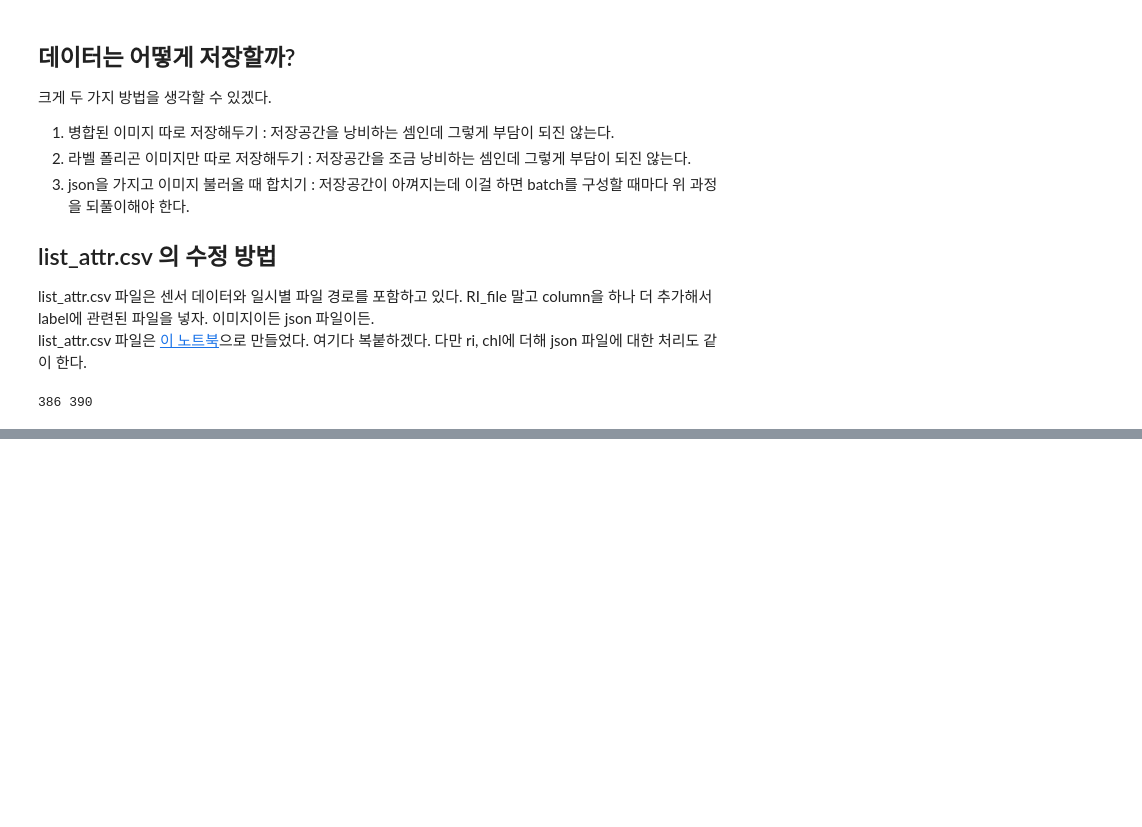
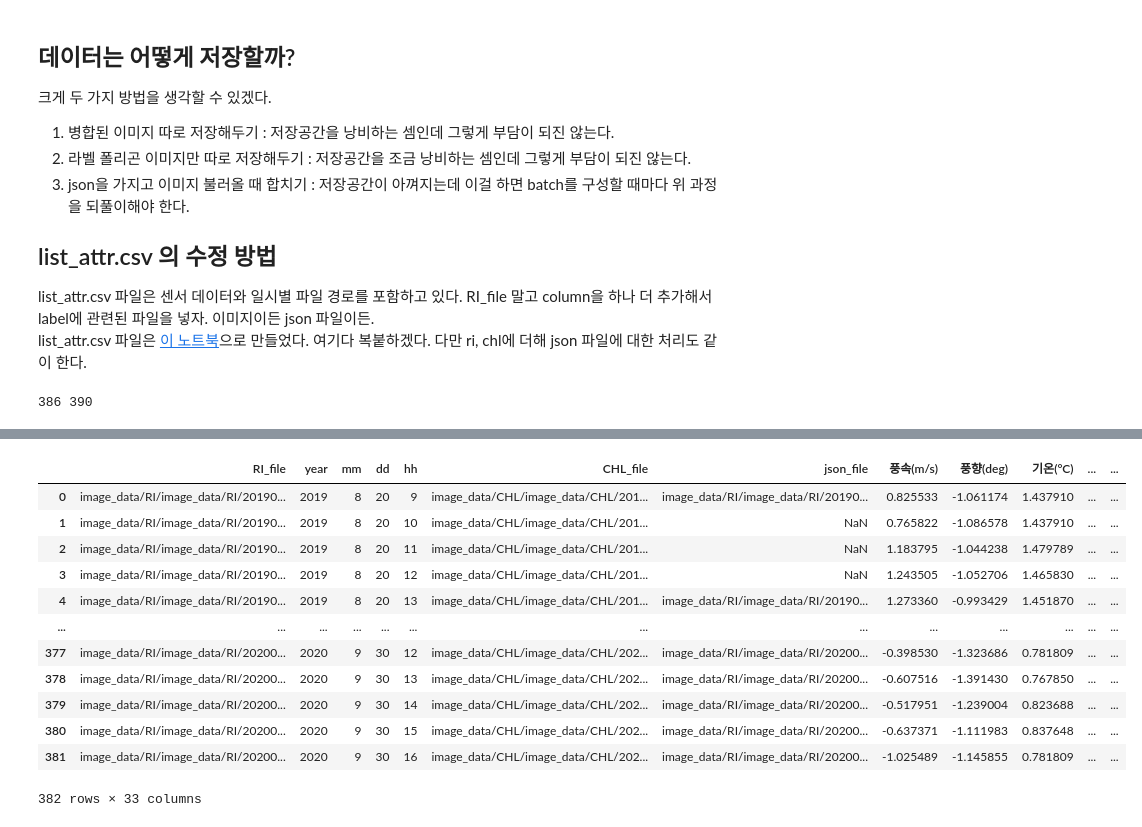
Before and after one commit to chhyyi/rz_cvae, a Jupyter notebook: img_load_test.ipynb, the cells around one changed output, grey strips where cells are left out. Drawn from its saved outputs; the diff is of its cells as text; code cells hidden in the pictures; blank space fills up the shorter version.

```diff
--- a/img_load_test.ipynb
+++ b/img_load_test.ipynb
@@ -359,0 +528,9 @@ sensory
+# %%
+jsons_df=jsons_df.rename(columns={'file':'json_file'})
+sample_ris_df = sample_ris_df.rename(columns={'file':'RI_file'})
+sample_chls_df = sample_chls_df.rename(columns={'file':'CHL_file'})
+# %%
+dt_index=['year', 'mm', 'dd', 'hh']
+
+merged_df=sample_ris_df.merge(sample_chls_df, how='left', on=dt_index)
+merged_df
@@ -359,0 +551,4 @@ sensory
+# %%
+print(merged_df.isna().sum())
+merged_df=merged_df.dropna()
+print(len(merged_df))
@@ -359,0 +564,3 @@ sensory
+# %%
+merged_df = merged_df.merge(jsons_df, how='left', on=dt_index)
+merged_df
@@ -359,0 +581,17 @@ sensory
+# %%
+merged_df=merged_df.merge(sensory, how='left', on=dt_index)
+merged_df
+# %% [output]
+|  | RI_file | year | mm | dd | hh | CHL_file | json_file | 풍속(m/s) | 풍향(deg) | 기온(°C) | ... | ... |
+| 0 | image_data/RI/image_data/RI/20190... | 2019 | 8 | 20 | 9 | image_data/CHL/image_data/CHL/201... | image_data/RI/image_data/RI/20190... | 0.825533 | -1.061174 | 1.437910 | ... | ... |
+| 1 | image_data/RI/image_data/RI/20190... | 2019 | 8 | 20 | 10 | image_data/CHL/image_data/CHL/201... | NaN | 0.765822 | -1.086578 | 1.437910 | ... | ... |
+| 2 | image_data/RI/image_data/RI/20190... | 2019 | 8 | 20 | 11 | image_data/CHL/image_data/CHL/201... | NaN | 1.183795 | -1.044238 | 1.479789 | ... | ... |
+| 3 | image_data/RI/image_data/RI/20190... | 2019 | 8 | 20 | 12 | image_data/CHL/image_data/CHL/201... | NaN | 1.243505 | -1.052706 | 1.465830 | ... | ... |
+| 4 | image_data/RI/image_data/RI/20190... | 2019 | 8 | 20 | 13 | image_data/CHL/image_data/CHL/201... | image_data/RI/image_data/RI/20190... | 1.273360 | -0.993429 | 1.451870 | ... | ... |
+| ... | ... | ... | ... | ... | ... | ... | ... | ... | ... | ... | ... | ... |
+| 377 | image_data/RI/image_data/RI/20200... | 2020 | 9 | 30 | 12 | image_data/CHL/image_data/CHL/202... | image_data/RI/image_data/RI/20200... | -0.398530 | -1.323686 | 0.781809 | ... | ... |
+| 378 | image_data/RI/image_data/RI/20200... | 2020 | 9 | 30 | 13 | image_data/CHL/image_data/CHL/202... | image_data/RI/image_data/RI/20200... | -0.607516 | -1.391430 | 0.767850 | ... | ... |
+| 379 | image_data/RI/image_data/RI/20200... | 2020 | 9 | 30 | 14 | image_data/CHL/image_data/CHL/202... | image_data/RI/image_data/RI/20200... | -0.517951 | -1.239004 | 0.823688 | ... | ... |
+| 380 | image_data/RI/image_data/RI/20200... | 2020 | 9 | 30 | 15 | image_data/CHL/image_data/CHL/202... | image_data/RI/image_data/RI/20200... | -0.637371 | -1.111983 | 0.837648 | ... | ... |
+| 381 | image_data/RI/image_data/RI/20200... | 2020 | 9 | 30 | 16 | image_data/CHL/image_data/CHL/202... | image_data/RI/image_data/RI/20200... | -1.025489 | -1.145855 | 0.781809 | ... | ... |
+382 rows × 33 columns
```
Also changed, not shown: parts of 39 cells of this notebook.
